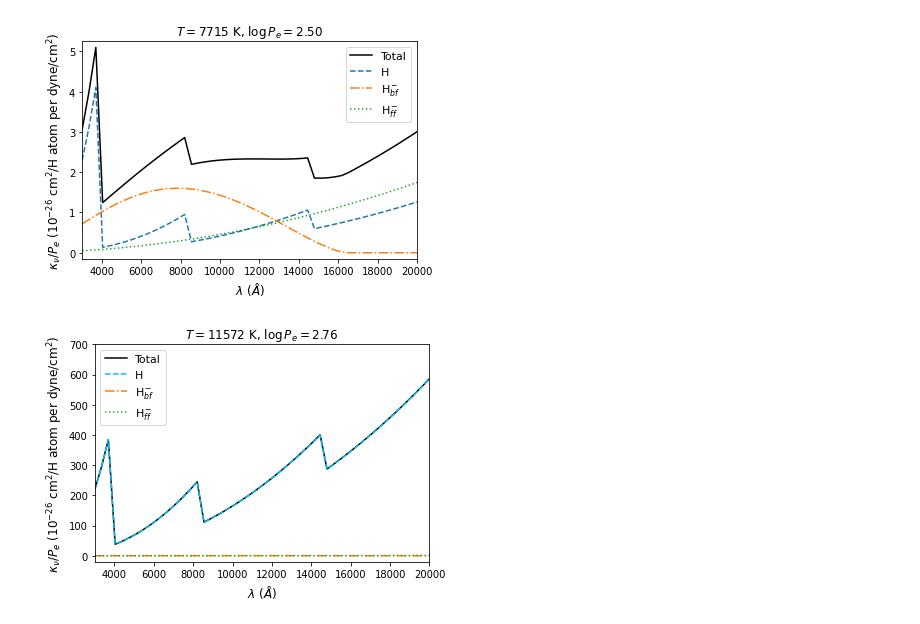
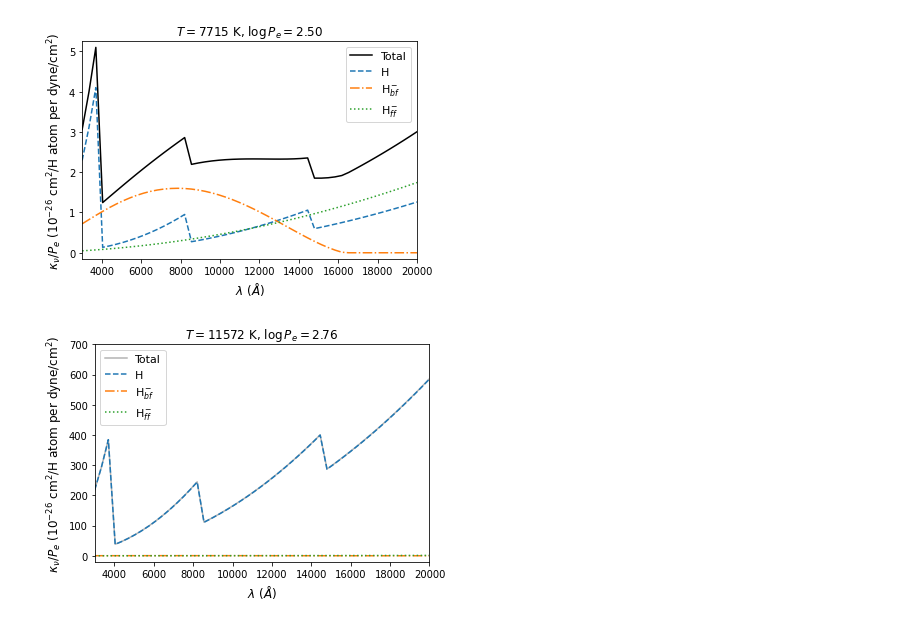
Before and after one commit to cdedrick/astro-530, a Jupyter notebook: hw7.ipynb, the cells around one changed output. Cells and saved outputs as stored; diff of their text form; code cells hidden in the pictures.

```diff
--- a/hw7.ipynb
+++ b/hw7.ipynb
@@ -90,7 +90,8 @@ def KHminus_bf(l, T, Pe):
 
     K = 4.158e-10 * a_bf * Pe * theta**(5/2) * 10**(0.754 * theta)
     ion_lim = np.where(l * u.AA >= c.h *c.c/ (0.754 * u.eV))[0]
-    K[ion_lim] = 0
+    if len(ion_lim)> 0:
+        K[ion_lim] = 0
     return K * u.cm **2
 
 def KHminus_ff(l, T, Pe):
@@ -166,27 +167,27 @@ plt.show()
 # %%
 T = 11572 * u.K
 Pe = 10 ** 2.76 * u.barye
 
 H_bf = KH_bf(waveln, T)
 H_ff = KH_ff(waveln, T)
 H = (KH_bf(waveln, T) + KH_ff(waveln, T)) / Pe
 Hminus_bf = KHminus_bf(waveln, T, Pe) / Pe
 Hminus_ff = KHminus_ff(waveln, T, Pe) / Pe
 total = K_total(waveln, T, Pe) / Pe
 
-plt.plot(waveln, total * 1e26, 'k-', label = 'Total')
-plt.plot(waveln, H * (1 - np.exp(-c.h * c.c / (waveln * c.k_B * T))) * 1e26, ls='--', color='deepskyblue', label= 'H')
+plt.plot(waveln, total * 1e26, 'k-', label = 'Total',alpha =0.3)
+plt.plot(waveln, H * (1 - np.exp(-c.h * c.c / (waveln * c.k_B * T))) * 1e26, ls='--', color='C0', label= 'H')
 plt.plot(waveln, Hminus_bf * (1 - np.exp(-c.h * c.c / (waveln * c.k_B * T))) * 1e26, 'C1-.', label= 'H$^-_{bf}$')
 plt.plot(waveln, Hminus_ff * 1e26, 'C2:', label= 'H$^-_{ff}$')
 plt.legend()
 
 plt.ylim(-20, 700)
 
 plt.xlabel(r'$\lambda$ ($\AA$)')
 plt.ylabel(r'$\kappa_\nu / P_e$ ($10^{-26}$ cm$^2$/H atom per dyne/cm$^2$)')
 plt.title(r'$T = 11572$ K, $\log P_e = 2.76$')
 
 plt.savefig('fig8.5.d.png', bbox_inches = 'tight')
 plt.show()
 # %% [output]
-[figure, old version]
+[figure, new version]
```
Also changed, not shown: 12 other files.
